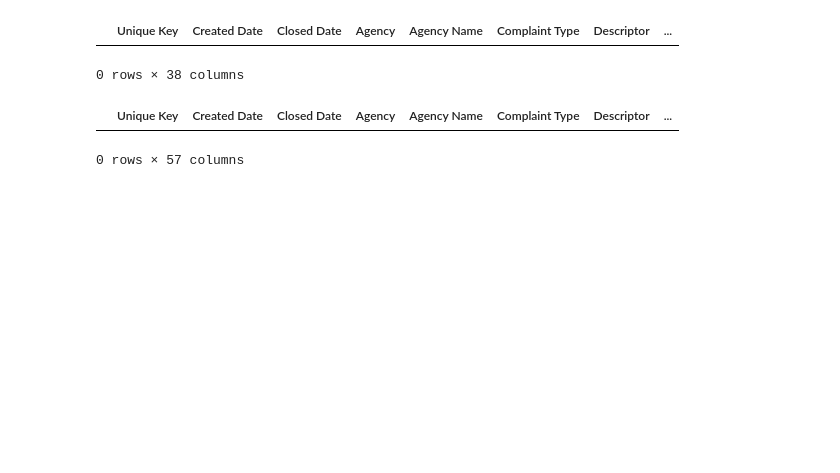
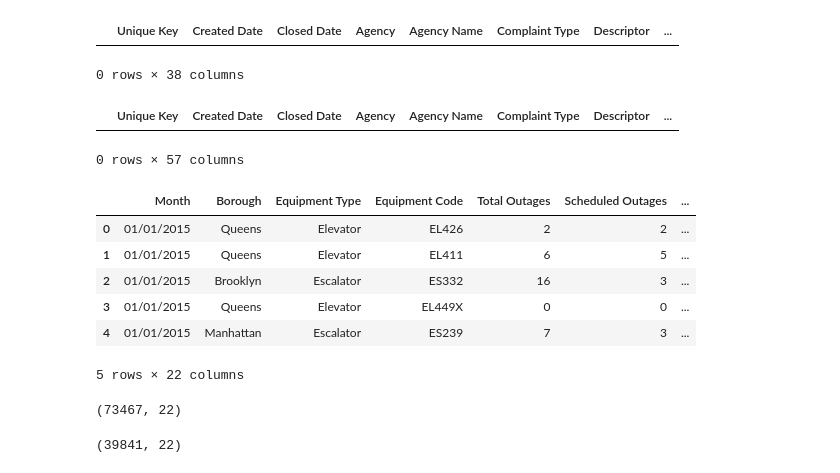
Before and after one commit to ZSlemmons/MTA-elevators, a Jupyter notebook: 311-complaints.ipynb, the cells around one changed output. Drawn from its saved outputs; the diff is of its cells as text; code cells hidden in the pictures; blank space fills up the shorter version.

```diff
--- a/311-complaints.ipynb
+++ b/311-complaints.ipynb
@@ -44,3 +44,25 @@ merged
 0 rows × 57 columns
 # %%
 #Ok, I guess there are no station complaints in the 311 elevator compalint data
+# %%
+#Here's another dataset about elevator outages. Let's look at that
+
+data = pd.read_csv('MTA_NYCT_Subway_Elevator_data.csv')
+data.head()
+# %% [output]
+|  | Month | Borough | Equipment Type | Equipment Code | Total Outages | Scheduled Outages | ... |
+| 0 | 01/01/2015 | Queens | Elevator | EL426 | 2 | 2 | ... |
+| 1 | 01/01/2015 | Queens | Elevator | EL411 | 6 | 5 | ... |
+| 2 | 01/01/2015 | Brooklyn | Escalator | ES332 | 16 | 3 | ... |
+| 3 | 01/01/2015 | Queens | Elevator | EL449X | 0 | 0 | ... |
+| 4 | 01/01/2015 | Manhattan | Escalator | ES239 | 7 | 3 | ... |
+5 rows × 22 columns
+# %%
+data.shape
+# %% [output]
+(73467, 22)
+# %%
+elevator_data = data[data['Equipment Type']=='Elevator']
+elevator_data.shape
+# %% [output]
+(39841, 22)
```
Also changed, not shown: parts of 13 cells of this notebook, 2 other files.
